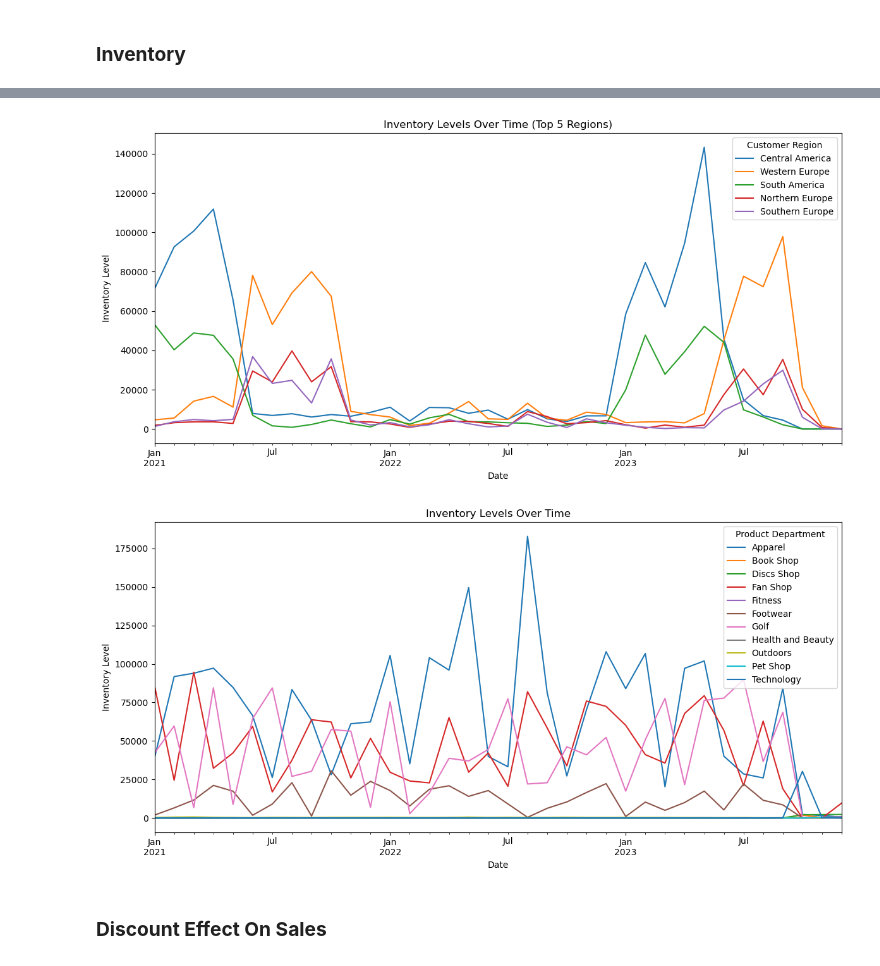
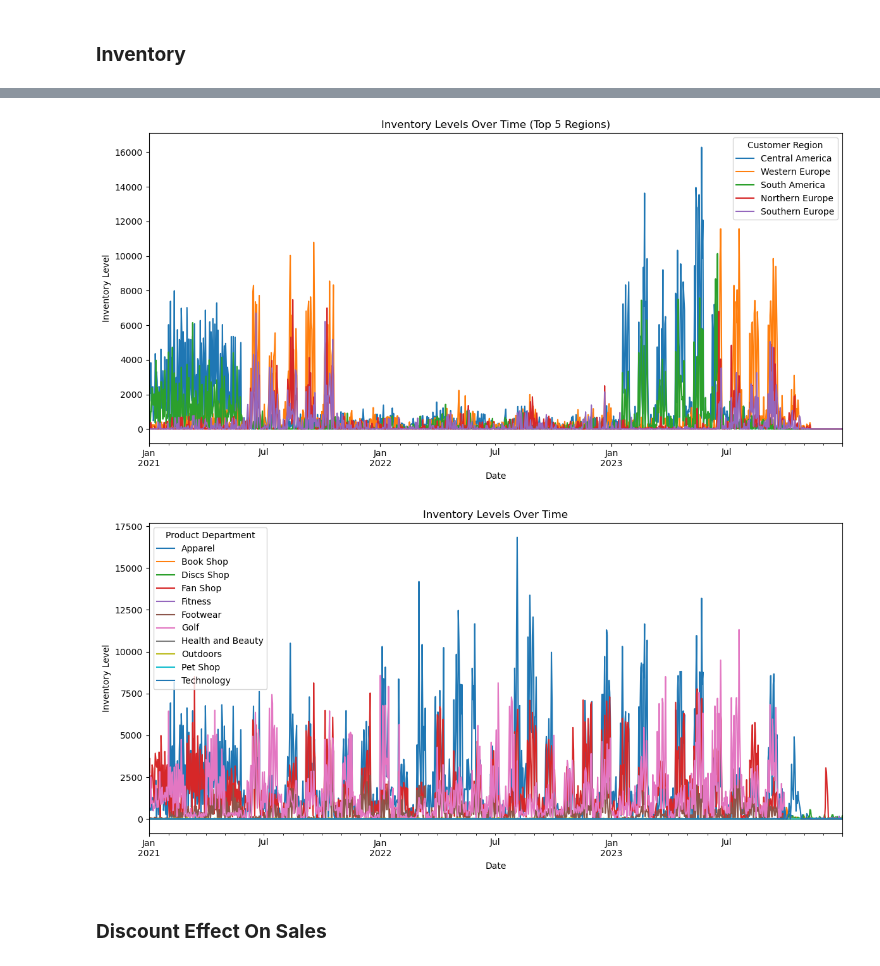
Before and after one commit to BevisEgwuchukwu/Smart-Inventory-Replenishment-System-for-E-Commerce, a Jupyter notebook: Smart-Inventory-Replenishment-System-for-E-Commerce/EDA/ExploratoryDataAnalysis.ipynb, the cells around one changed output, grey strips where cells are left out. Saved outputs shown, nothing was run; the diff lists cells and outputs as text; code cells hidden in the pictures.

```diff
--- a/Smart-Inventory-Replenishment-System-for-E-Commerce/EDA/ExploratoryDataAnalysis.ipynb
+++ b/Smart-Inventory-Replenishment-System-for-E-Commerce/EDA/ExploratoryDataAnalysis.ipynb
@@ -13,0 +34,7 @@ df = pd.read_csv('../DataCleaning/merged.csv')
+# %%
+# Ensure both are datetime
+df['Shipment Date'] = pd.to_datetime(df['Shipment Date'])
+df['Order Date'] = pd.to_datetime(df['Order Date'])
+
+# Keep only rows where difference is less than 1 or equal to 1 year
+df = df[(df['Shipment Date'] - df['Order Date']).dt.days <= 365]
@@ -24,6 +107,6 @@ df.head(5)
 # %%
-# Convert to datetime (first day of the month)
-df['date'] = pd.to_datetime(df['date'])
+# Convert 'date' column to datetime format
+df['Order Date'] = pd.to_datetime(df['Order Date'])
 # %%
 # Convert to numeric, forcing errors to NaN
 df['Discount %'] = pd.to_numeric(df['Discount %'], errors='coerce')
@@ -452,28 +681,28 @@ Web Camera                                      41829
 # %%
 # Inventory Trends by Region and product
-inv_trend = df.groupby(['date', 'Customer Region'])['Warehouse Inventory'].sum().unstack().fillna(0)
+inv_trend = df.groupby(['Order Date', 'Customer Region'])['Warehouse Inventory'].sum().unstack().fillna(0)
 
-# Optional: plot top 5 Regions with highest total inventory
+# plot top 5 Regions with highest total inventory
 top_products = df.groupby('Customer Region')['Warehouse Inventory'].sum().nlargest(5).index
 inv_trend[top_products].plot(figsize=(12,6), title='Inventory Levels Over Time (Top 5 Regions)')
 plt.ylabel('Inventory Level')
 plt.xlabel('Date')
 plt.tight_layout()
 plt.show()
 
 
-inv_trend = df.groupby(['date', 'Product Department'])['Warehouse Inventory'].sum().unstack().fillna(0)
+inv_trend = df.groupby(['Order Date', 'Product Department'])['Warehouse Inventory'].sum().unstack().fillna(0)
 
-# Optional: plot top 5 products with highest total inventory
+# plot top 5 products with highest total inventory
 top_products = df.groupby('Product Department')['Warehouse Inventory'].sum().index
 inv_trend[top_products].plot(figsize=(12,6), title='Inventory Levels Over Time')
 plt.ylabel('Inventory Level')
 plt.xlabel('Date')
 plt.tight_layout()
 plt.show()
 # %% [output]
-[figure, old version]
+[figure, new version]
-[figure, old version]
+[figure, new version]
 # %% [markdown]
 ### **Discount Effect On Sales**
 # %%
```
Also changed, not shown: parts of 53 cells of this notebook, 18 other files.
